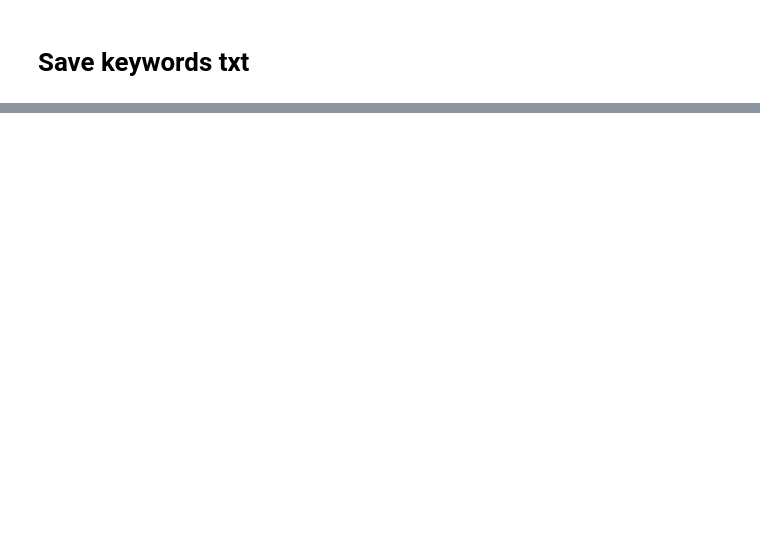
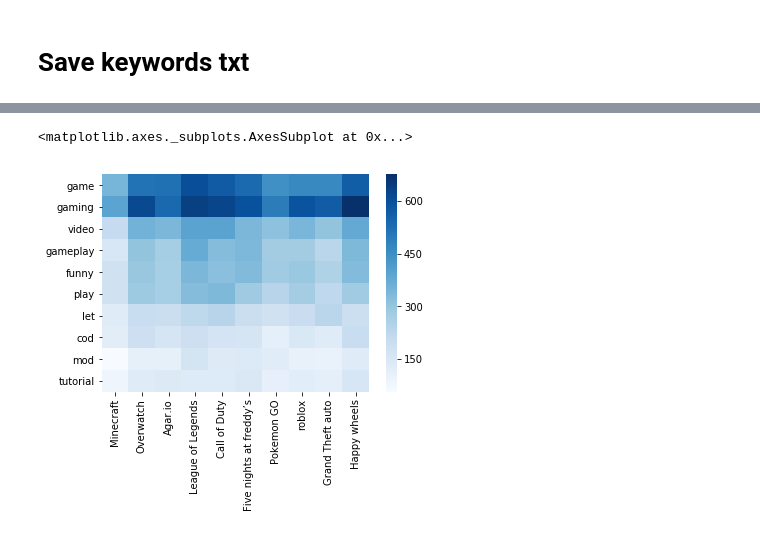
Before and after one commit to AnaRuizS/LetsplayData, a Jupyter notebook: API data code/Tags NLP.ipynb, the cells around one changed output, grey strips where cells are left out. Cells and saved outputs as stored; diff of their text form; code cells hidden in the pictures; blank space fills up the shorter version.

```diff
--- a/API data code/Tags NLP.ipynb
+++ b/API data code/Tags NLP.ipynb
@@ -180,0 +284,14 @@ df.plot(x='views', y='num_unigrams', style='.', figsize=(12,10))
+# %%
+df_hm=pd.read_csv("heatmap.csv")
+# %%
+df=df_hm.set_index('TAG')
+# %%
+df_hm=df_hm.reset_index(drop=True)
+df_hm=df_hm.drop(['TAG'], axis=1)
+array=df_hm.values
+# %%
+ylabels=['game','gaming', 'video', 'gameplay', 'funny', 'play','let','cod', 'mod', 'tutorial']
+sns.heatmap(df_hm,yticklabels=ylabels, cmap='Blues')
+# %% [output]
+<matplotlib.axes._subplots.AxesSubplot at 0x...>
+[figure, added]
```
Also changed, not shown: parts of 50 cells of this notebook, 5 other files.
